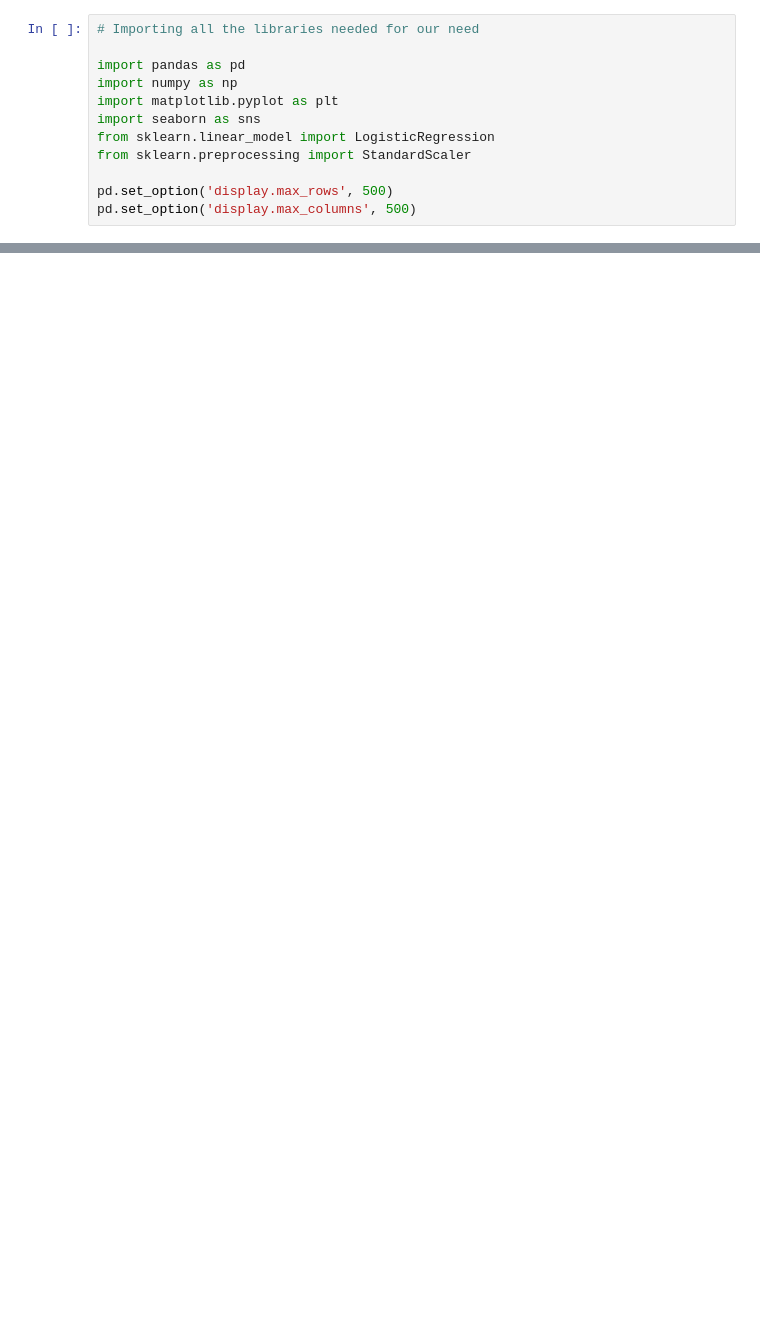
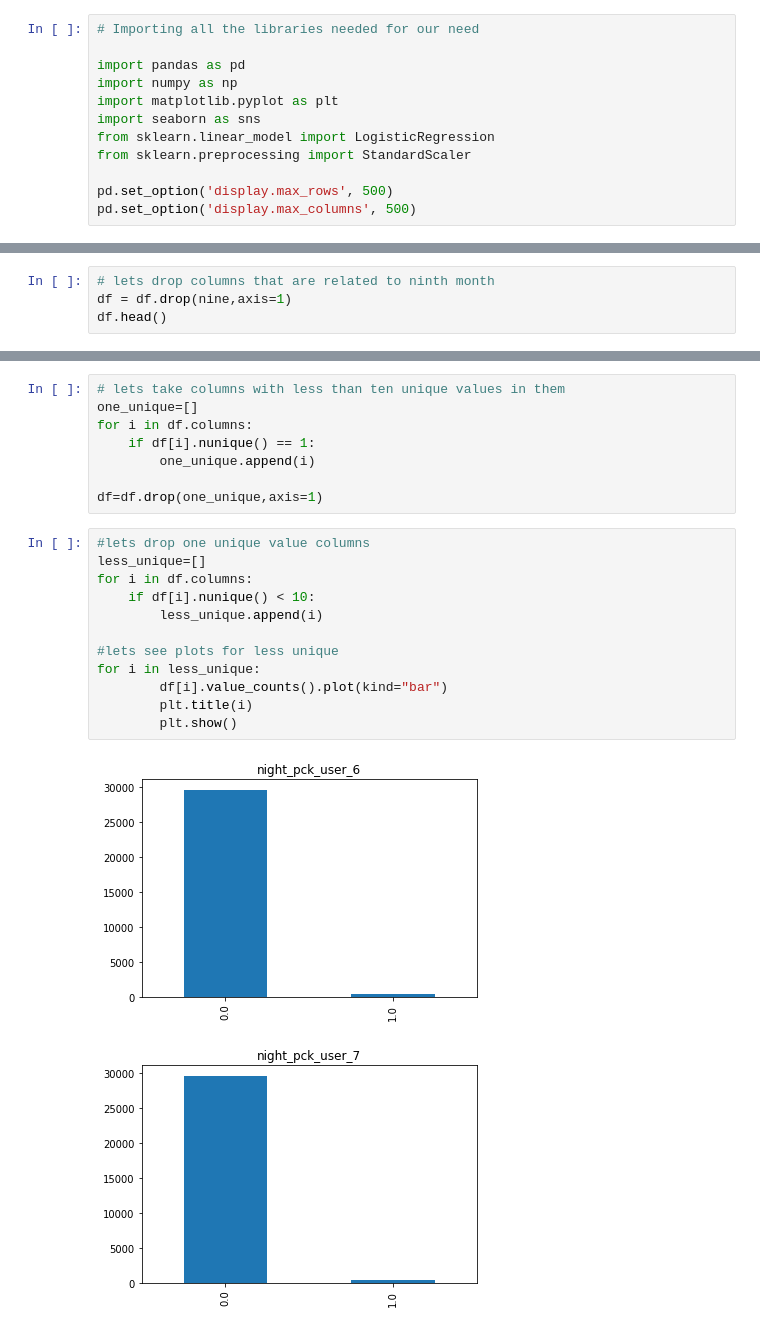
Before and after one commit to jagadeesh-gajula/Telecom-Churn-Prediction, a Jupyter notebook: Telecom Churn Case Study.ipynb, the cells around one changed output, grey strips where cells are left out. Saved outputs shown, nothing was run; the diff lists cells and outputs as text; blank space fills up the shorter version.

```diff
--- a/Telecom Churn Case Study.ipynb
+++ b/Telecom Churn Case Study.ipynb
@@ -73,0 +206,4 @@ df[df['av_amt_data_6_7'] > df['av_amt_data_6_7'].mean()]
+# %%
+# lets drop columns that are related to ninth month
+df = df.drop(nine,axis=1)
+df.head()
@@ -73,0 +217,23 @@ df[df['av_amt_data_6_7'] > df['av_amt_data_6_7'].mean()]
+# %%
+# lets take columns with less than ten unique values in them
+one_unique=[]
+for i in df.columns:
+    if df[i].nunique() == 1:
+        one_unique.append(i)
+
+df=df.drop(one_unique,axis=1)
+# %%
+#lets drop one unique value columns
+less_unique=[]
+for i in df.columns:
+    if df[i].nunique() < 10:
+        less_unique.append(i)
+
+#lets see plots for less unique
+for i in less_unique:
+        df[i].value_counts().plot(kind="bar")
+        plt.title(i)
+        plt.show()
+# %% [output]
+[figure, added]
+[figure, added]
```
Also changed, not shown: parts of 22 cells of this notebook.
